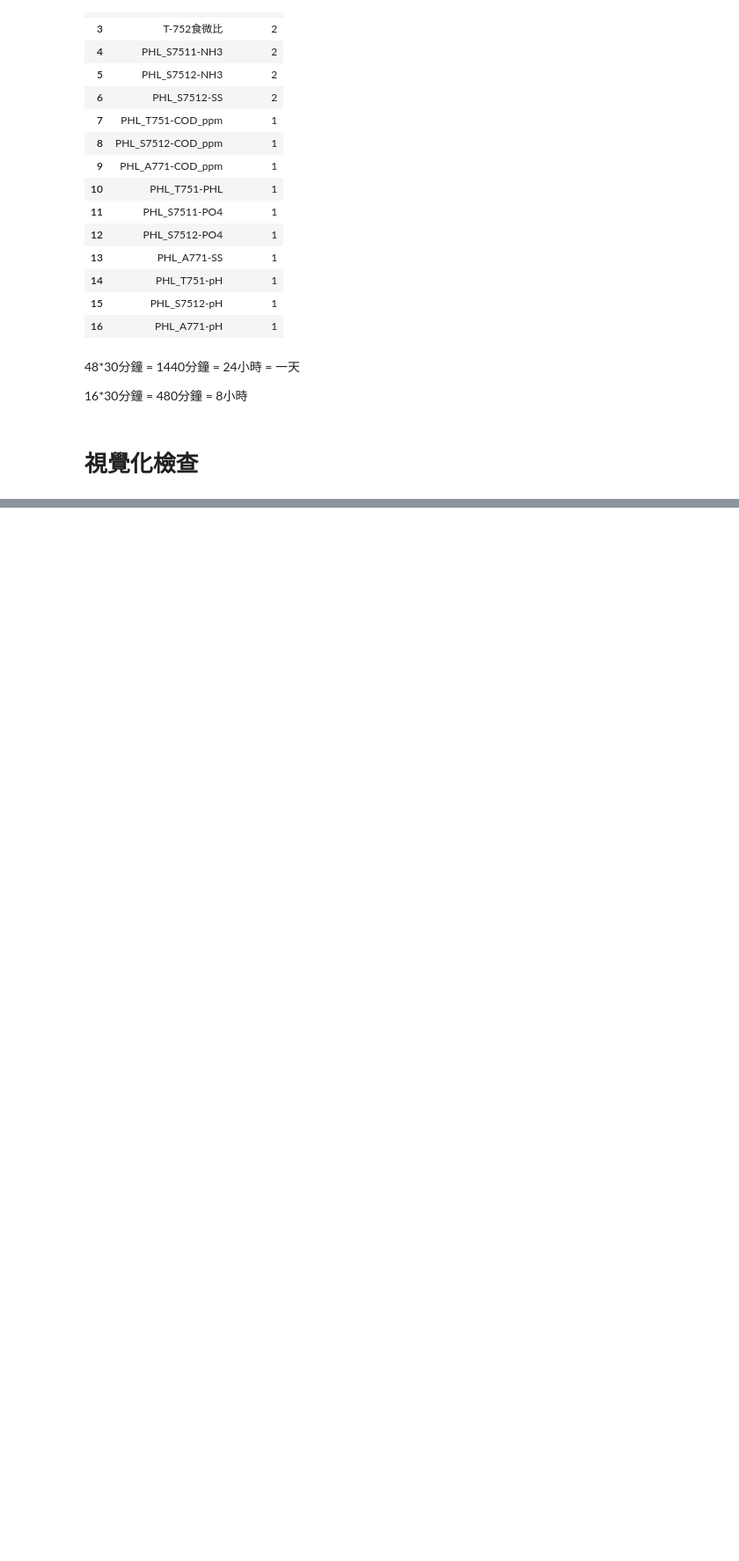
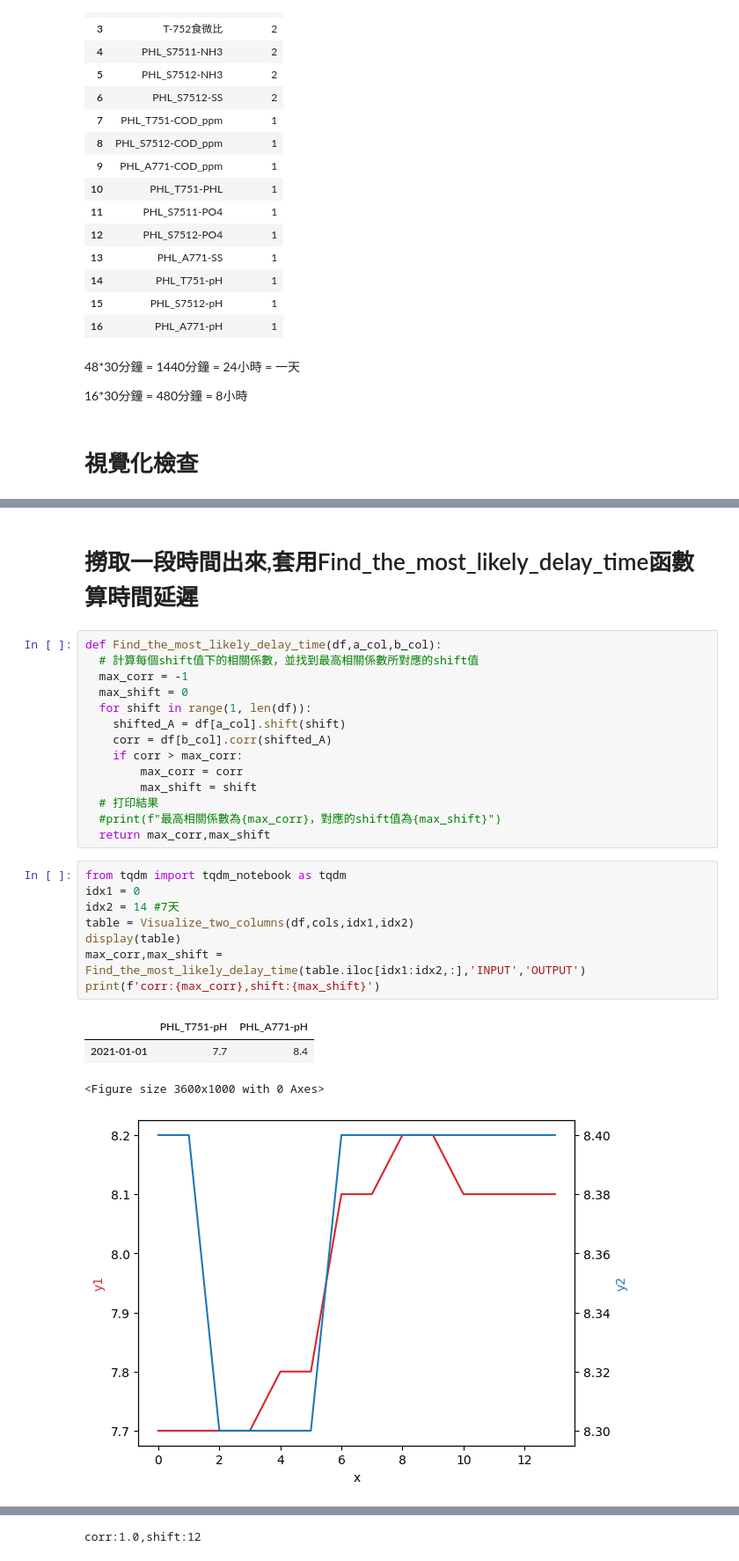
Before and after one commit to skywalker0803r/Wastewater-Biological-Treatment, a Jupyter notebook: Observation_time_delay(2023_4_16討論).ipynb, the cells around one changed output, grey strips where cells are left out. Shown: that part at 88% size. Cells and saved outputs as stored; diff of their text form; blank space fills up the shorter version.

```diff
--- a/Observation_time_delay(2023_4_16討論).ipynb
+++ b/Observation_time_delay(2023_4_16討論).ipynb
@@ -214,0 +200,29 @@ for i in range(len(titles))[:1]:
+# %% [markdown]
+# 撈取一段時間出來,套用Find_the_most_likely_delay_time函數算時間延遲
+# %%
+def Find_the_most_likely_delay_time(df,a_col,b_col):
+  # 計算每個shift值下的相關係數，並找到最高相關係數所對應的shift值
+  max_corr = -1
+  max_shift = 0
+  for shift in range(1, len(df)):
+    shifted_A = df[a_col].shift(shift)
+    corr = df[b_col].corr(shifted_A)
+    if corr > max_corr:
+        max_corr = corr
+        max_shift = shift
+  # 打印結果
+  #print(f"最高相關係數為{max_corr}，對應的shift值為{max_shift}")
+  return max_corr,max_shift
+# %%
+from tqdm import tqdm_notebook as tqdm
+idx1 = 0
+idx2 = 14 #7天
+table = Visualize_two_columns(df,cols,idx1,idx2)
+display(table)
+max_corr,max_shift = Find_the_most_likely_delay_time(table.iloc[idx1:idx2,:],'INPUT','OUTPUT')
+print(f'corr:{max_corr},shift:{max_shift}')
+# %% [output]
+|  | PHL_T751-pH | PHL_A771-pH |
+| 2021-01-01 | 7.7 | 8.4 |
+<Figure size 3600x1000 with 0 Axes>
+[figure, added]
@@ -215 +244,2 @@ for i in range(len(titles))[:1]:
+corr:1.0,shift:12
 # %% [markdown]
```
Also changed, not shown: parts of 14 cells of this notebook.
